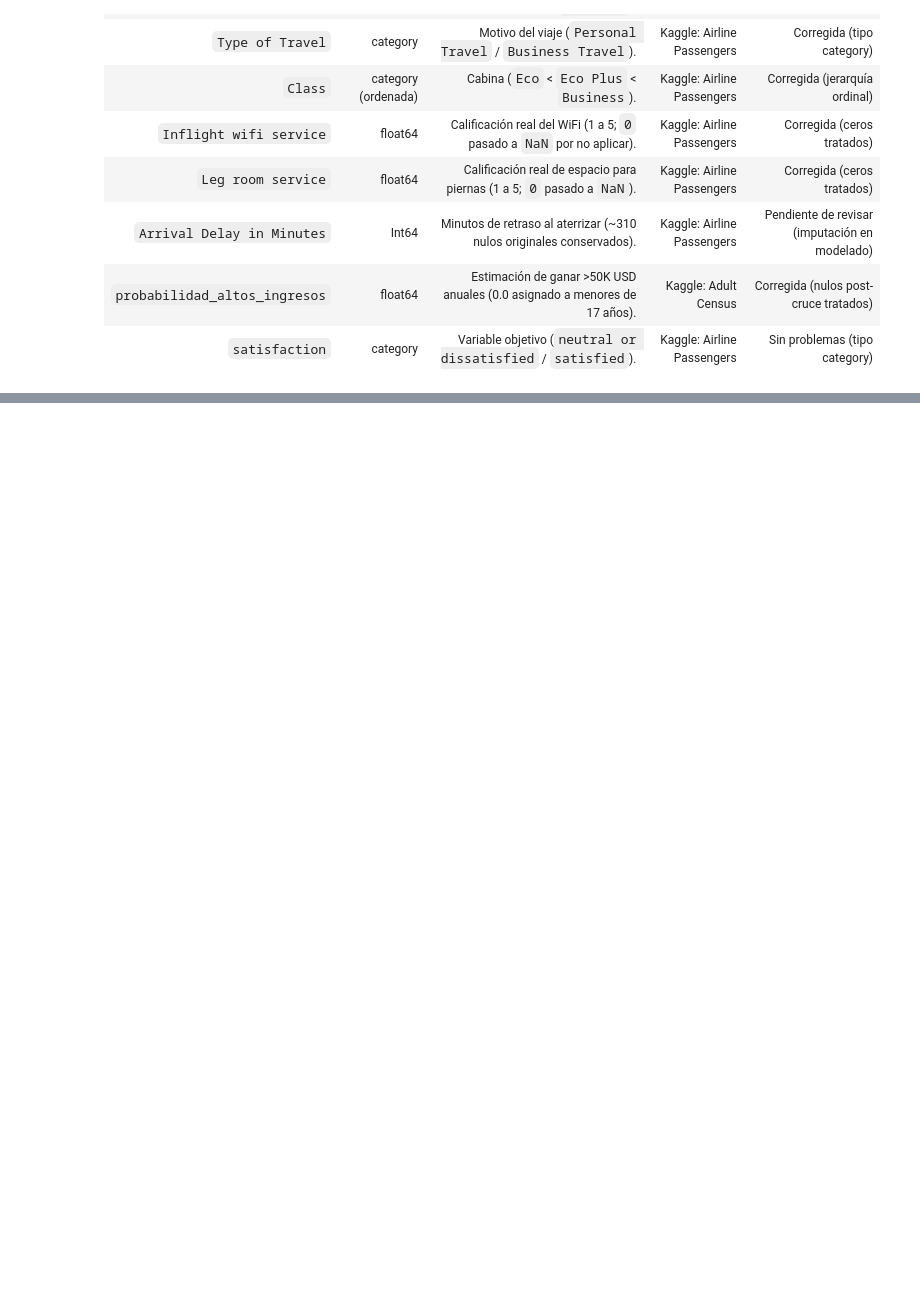
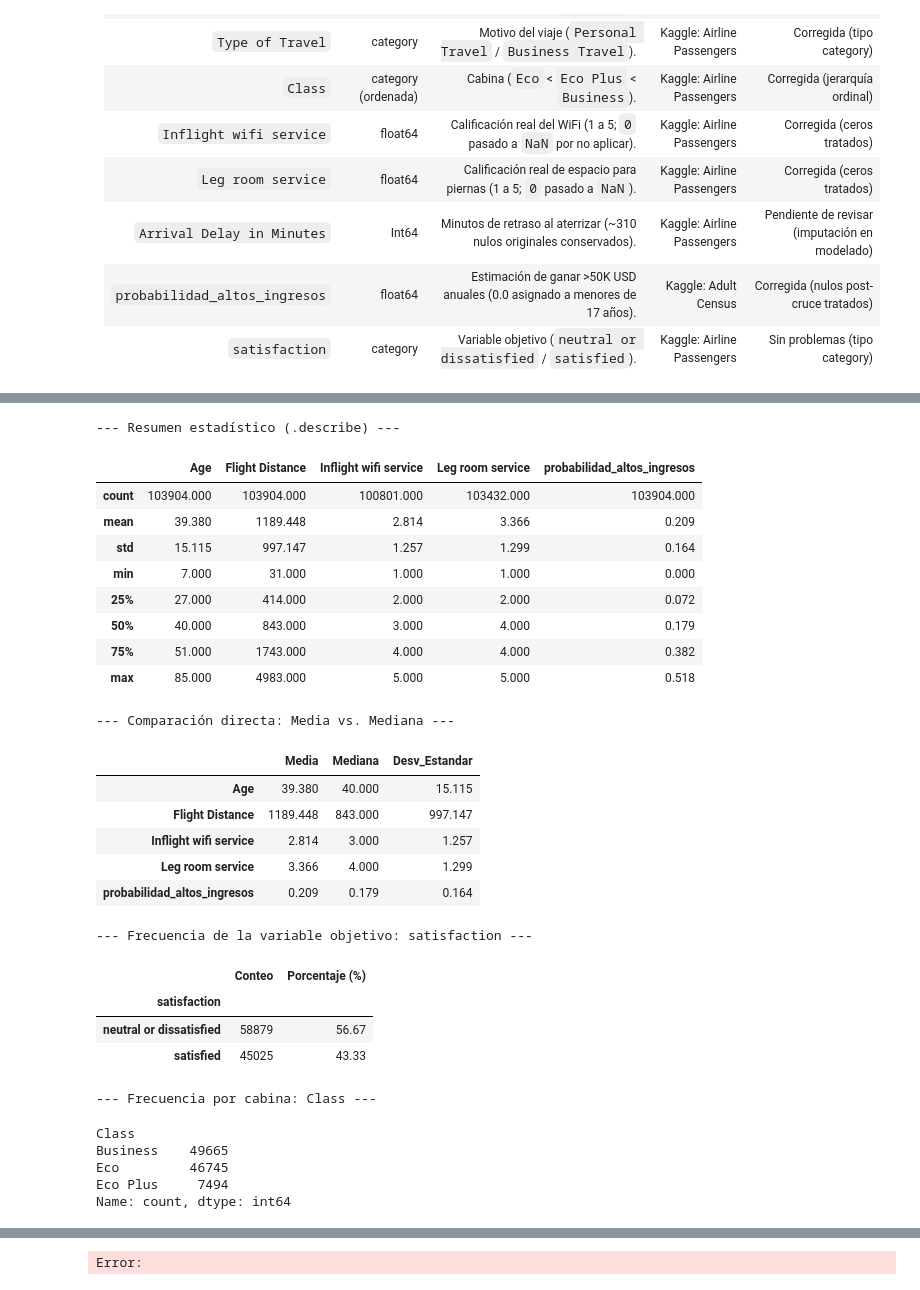
Before and after one commit to AndrewBTC1108/analitica-Vuelos, a Jupyter notebook: notebooks/01_adquisicion_datos.ipynb, the cells around one changed output, grey strips where cells are left out. Drawn from its saved outputs; the diff is of its cells as text; code cells hidden in the pictures; blank space fills up the shorter version.

```diff
--- a/notebooks/01_adquisicion_datos.ipynb
+++ b/notebooks/01_adquisicion_datos.ipynb
@@ -302,0 +314,72 @@ Name: count, dtype: int64
+# %%
+# 1. Estadísticas descriptivas de las variables numéricas relevantes
+cols_numericas = [
+    'Age', 'Flight Distance', 'Inflight wifi service',
+    'Leg room service', 'probabilidad_altos_ingresos'
+]
+print("--- Resumen estadístico (.describe) ---")
+display(pasajeros_cruzado[cols_numericas].describe().round(3))
+
+# Comparación directa entre Media y Mediana
+comparacion = pd.DataFrame({
+    'Media': pasajeros_cruzado[cols_numericas].mean(),
+    'Mediana': pasajeros_cruzado[cols_numericas].median(),
+    'Desv_Estandar': pasajeros_cruzado[cols_numericas].std()
+}).round(3)
+print("\n--- Comparación directa: Media vs. Mediana ---")
+display(comparacion)
+
+# 2. Frecuencias de variables categóricas relevantes (Conteo y Porcentaje)
+print("\n--- Frecuencia de la variable objetivo: satisfaction ---")
+conteo_sat = pasajeros_cruzado['satisfaction'].value_counts()
+porcentaje_sat = (pasajeros_cruzado['satisfaction'].value_counts(normalize=True) * 100).round(2)
+display(pd.DataFrame({'Conteo': conteo_sat, 'Porcentaje (%)': porcentaje_sat}))
+
+print("\n--- Frecuencia por cabina: Class ---")
+display(pasajeros_cruzado['Class'].value_counts())
+
+# 3. Promedios agrupados (.groupby) ordenados de mayor a menor
+print("\n--- Calificación promedio de WiFi según nivel de satisfacción ---")
+print(
+    pasajeros_cruzado.groupby('satisfaction', observed=False)['Inflight wifi service']
+    .mean()
+    .sort_values(ascending=False)
+    .round(3)
+)
+
+print("\n--- Probabilidad promedio de altos ingresos según cabina (Class) ---")
+print(
+    pasajeros_cruzado.groupby('Class', observed=False)['probabilidad_altos_ingresos']
+    .mean()
+    .sort_values(ascending=False)
+    .round(3)
+)
+# %% [output]
+--- Resumen estadístico (.describe) ---
+|  | Age | Flight Distance | Inflight wifi service | Leg room service | probabilidad_altos_ingresos |
+| count | 103904.000 | 103904.000 | 100801.000 | 103432.000 | 103904.000 |
+| mean | 39.380 | 1189.448 | 2.814 | 3.366 | 0.209 |
+| std | 15.115 | 997.147 | 1.257 | 1.299 | 0.164 |
+| min | 7.000 | 31.000 | 1.000 | 1.000 | 0.000 |
+| 25% | 27.000 | 414.000 | 2.000 | 2.000 | 0.072 |
+| 50% | 40.000 | 843.000 | 3.000 | 4.000 | 0.179 |
+| 75% | 51.000 | 1743.000 | 4.000 | 4.000 | 0.382 |
+| max | 85.000 | 4983.000 | 5.000 | 5.000 | 0.518 |
+--- Comparación directa: Media vs. Mediana ---
+|  | Media | Mediana | Desv_Estandar |
+| Age | 39.380 | 40.000 | 15.115 |
+| Flight Distance | 1189.448 | 843.000 | 997.147 |
+| Inflight wifi service | 2.814 | 3.000 | 1.257 |
+| Leg room service | 3.366 | 4.000 | 1.299 |
+| probabilidad_altos_ingresos | 0.209 | 0.179 | 0.164 |
+--- Frecuencia de la variable objetivo: satisfaction ---
+|  | Conteo | Porcentaje (%) |
+| satisfaction |  |  |
+| neutral or dissatisfied | 58879 | 56.67 |
+| satisfied | 45025 | 43.33 |
+--- Frecuencia por cabina: Class ---
+Class
+Business    49665
+Eco         46745
+Eco Plus     7494
+Name: count, dtype: int64
@@ -302,0 +398 @@ Name: count, dtype: int64
+Error:
```
Also changed, not shown: parts of 11 cells of this notebook.
